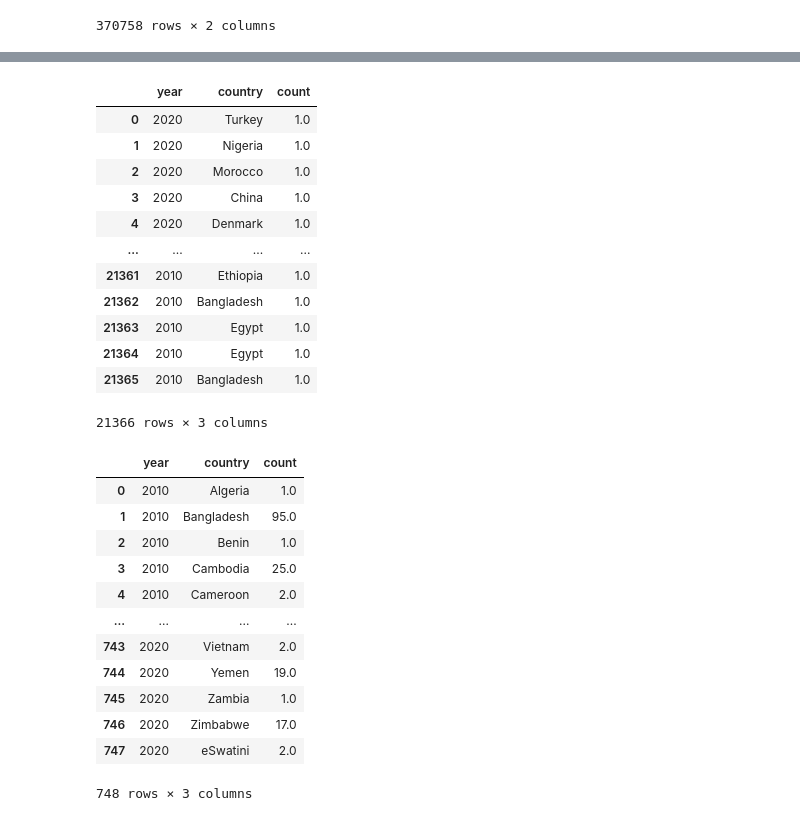
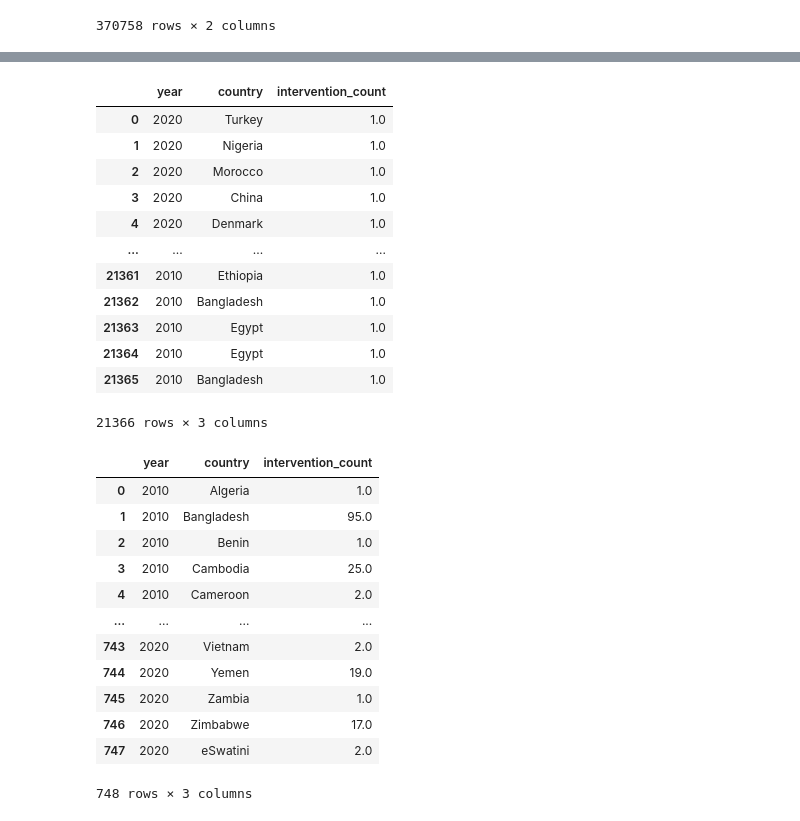
Before and after one commit to harshil0217/Surveillance, a Jupyter notebook: Surveillance Processing/Protests.ipynb, the cells around one changed output, grey strips where cells are left out. Saved outputs shown, nothing was run; the diff lists cells and outputs as text; code cells hidden in the pictures.

```diff
--- a/Surveillance Processing/Protests.ipynb
+++ b/Surveillance Processing/Protests.ipynb
@@ -143,10 +143,10 @@ intervention = pd.read_csv("../Surveillance Data/intervention.csv")
 intervention = intervention.drop(["sub_event_type"], axis = 1)
 # %%
 counts = np.ones(len(intervention))
-intervention["count"] = counts
+intervention["intervention_count"] = counts
 intervention
 # %% [output]
-|  | year | country | count |
+|  | year | country | intervention_count |
 | 0 | 2020 | Turkey | 1.0 |
 | 1 | 2020 | Nigeria | 1.0 |
 | 2 | 2020 | Morocco | 1.0 |
@@ -165,7 +165,7 @@ intervention = intervention.groupby(["year", "country"]).sum()
 intervention = intervention.reset_index()
 intervention
 # %% [output]
-|  | year | country | count |
+|  | year | country | intervention_count |
 | 0 | 2010 | Algeria | 1.0 |
 | 1 | 2010 | Bangladesh | 95.0 |
 | 2 | 2010 | Benin | 1.0 |
```
Also changed, not shown: parts of 7 cells of this notebook, 9 other files.
